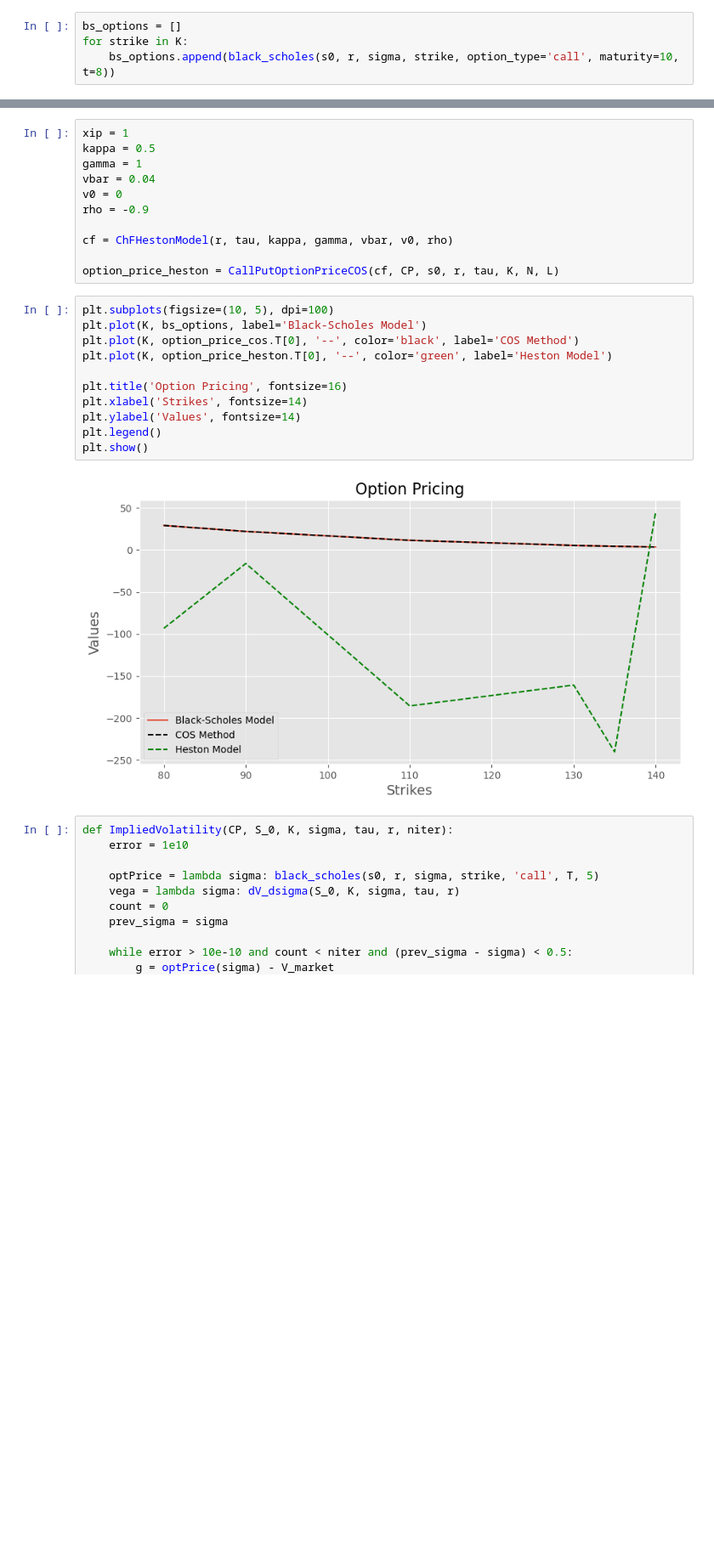
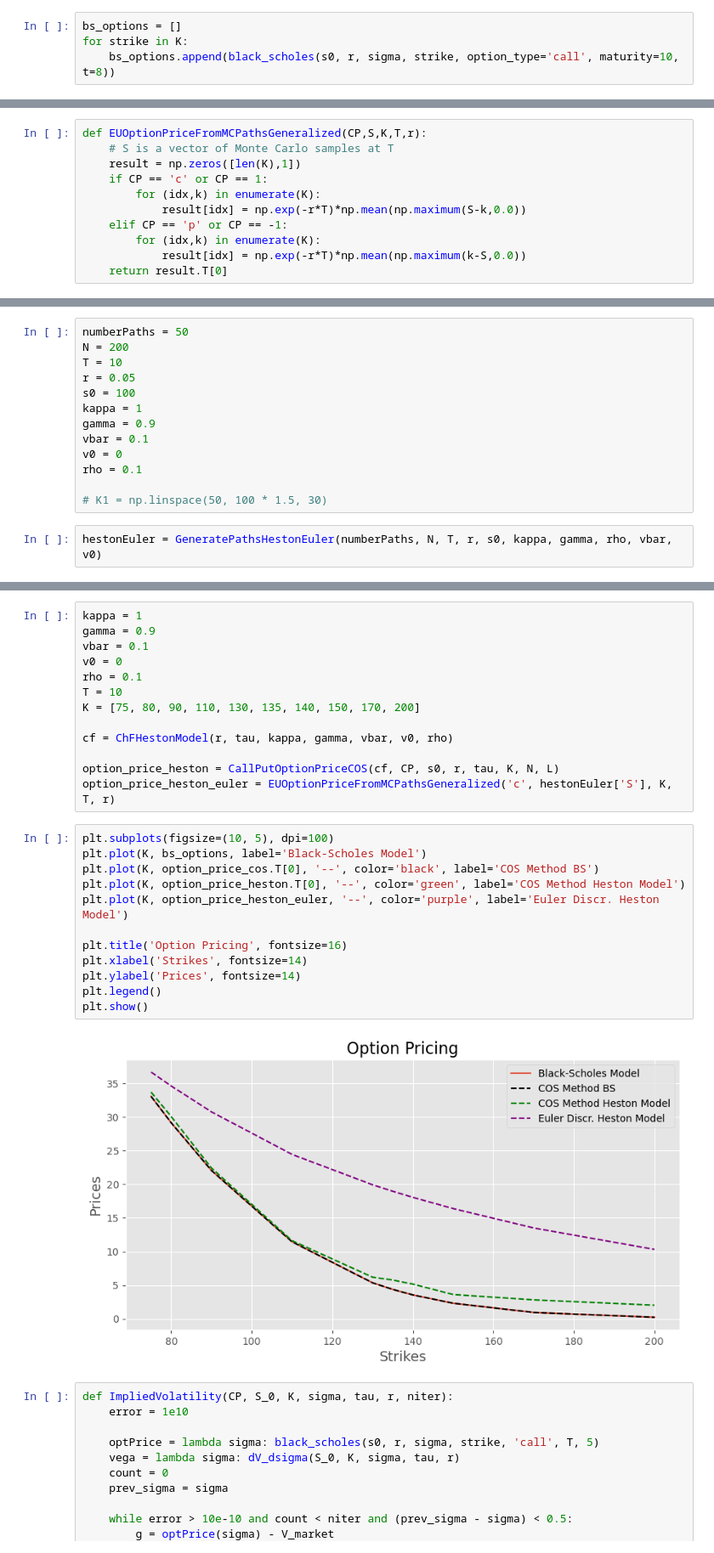
Before and after one commit to kirillzx/Generalized-Bates-model-draft, a Jupyter notebook: Main Modeling.ipynb, the cells around one changed output, grey strips where cells are left out. Shown at 85% size. Drawn from its saved outputs; the diff is of its cells as text; blank space fills up the shorter version.

```diff
--- a/Main Modeling.ipynb
+++ b/Main Modeling.ipynb
@@ -351,0 +354,11 @@ def ChFHestonModel(r,tau,kappa,gamma,vbar,v0,rho):
+# %%
+def EUOptionPriceFromMCPathsGeneralized(CP,S,K,T,r):
+    # S is a vector of Monte Carlo samples at T
+    result = np.zeros([len(K),1])
+    if CP == 'c' or CP == 1:
+        for (idx,k) in enumerate(K):
+            result[idx] = np.exp(-r*T)*np.mean(np.maximum(S-k,0.0))
+    elif CP == 'p' or CP == -1:
+        for (idx,k) in enumerate(K):
+            result[idx] = np.exp(-r*T)*np.mean(np.maximum(k-S,0.0))
+    return result.T[0]
@@ -351,0 +400,15 @@ def ChFHestonModel(r,tau,kappa,gamma,vbar,v0,rho):
+# %%
+numberPaths = 50
+N = 200
+T = 10
+r = 0.05
+s0 = 100
+kappa = 1
+gamma = 0.9
+vbar = 0.1
+v0 = 0
+rho = 0.1
+
+# K1 = np.linspace(50, 100 * 1.5, 30)
+# %%
+hestonEuler = GeneratePathsHestonEuler(numberPaths, N, T, r, s0, kappa, gamma, rho, vbar, v0)
@@ -352,27 +427,30 @@ def ChFHestonModel(r,tau,kappa,gamma,vbar,v0,rho):
 # %%
-xip = 1
-kappa = 0.5
-gamma = 1
-vbar = 0.04
+kappa = 1
+gamma = 0.9
+vbar = 0.1
 v0 = 0
-rho = -0.9
+rho = 0.1
+T = 10
+K = [75, 80, 90, 110, 130, 135, 140, 150, 170, 200]
 
 cf = ChFHestonModel(r, tau, kappa, gamma, vbar, v0, rho)
 
 option_price_heston = CallPutOptionPriceCOS(cf, CP, s0, r, tau, K, N, L)
+option_price_heston_euler = EUOptionPriceFromMCPathsGeneralized('c', hestonEuler['S'], K, T, r)
 # %%
 plt.subplots(figsize=(10, 5), dpi=100)
 plt.plot(K, bs_options, label='Black-Scholes Model')
-plt.plot(K, option_price_cos.T[0], '--', color='black', label='COS Method')
-plt.plot(K, option_price_heston.T[0], '--', color='green', label='Heston Model')
+plt.plot(K, option_price_cos.T[0], '--', color='black', label='COS Method BS')
+plt.plot(K, option_price_heston.T[0], '--', color='green', label='COS Method Heston Model')
+plt.plot(K, option_price_heston_euler, '--', color='purple', label='Euler Discr. Heston Model')
 
 plt.title('Option Pricing', fontsize=16)
 plt.xlabel('Strikes', fontsize=14)
-plt.ylabel('Values', fontsize=14)
+plt.ylabel('Prices', fontsize=14)
 plt.legend()
 plt.show()
 # %% [output]
-[figure, old version]
+[figure, new version]
 # %%
 def ImpliedVolatility(CP, S_0, K, sigma, tau, r, niter):
     error = 1e10
```
Also changed, not shown: parts of 15 cells of this notebook.
